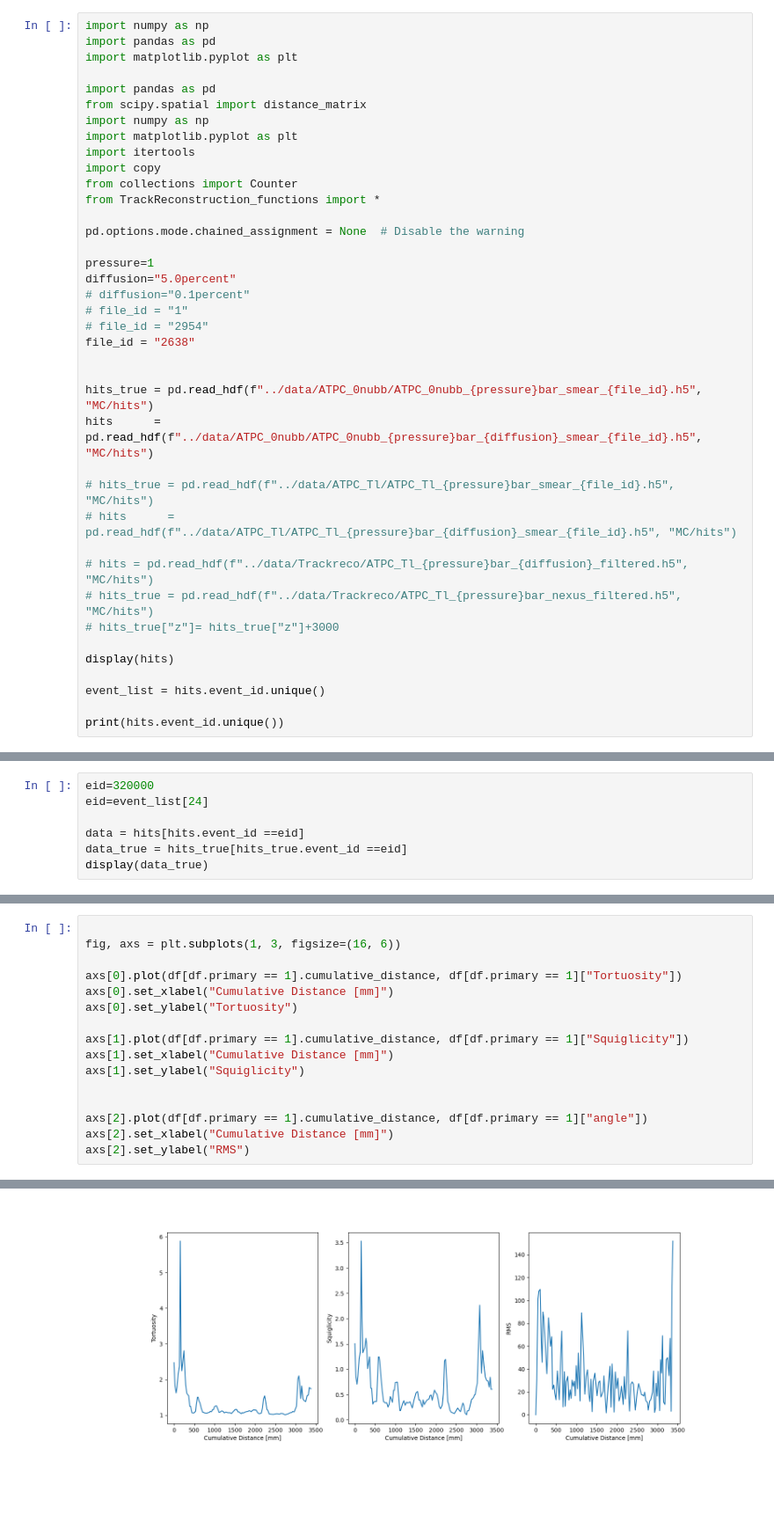
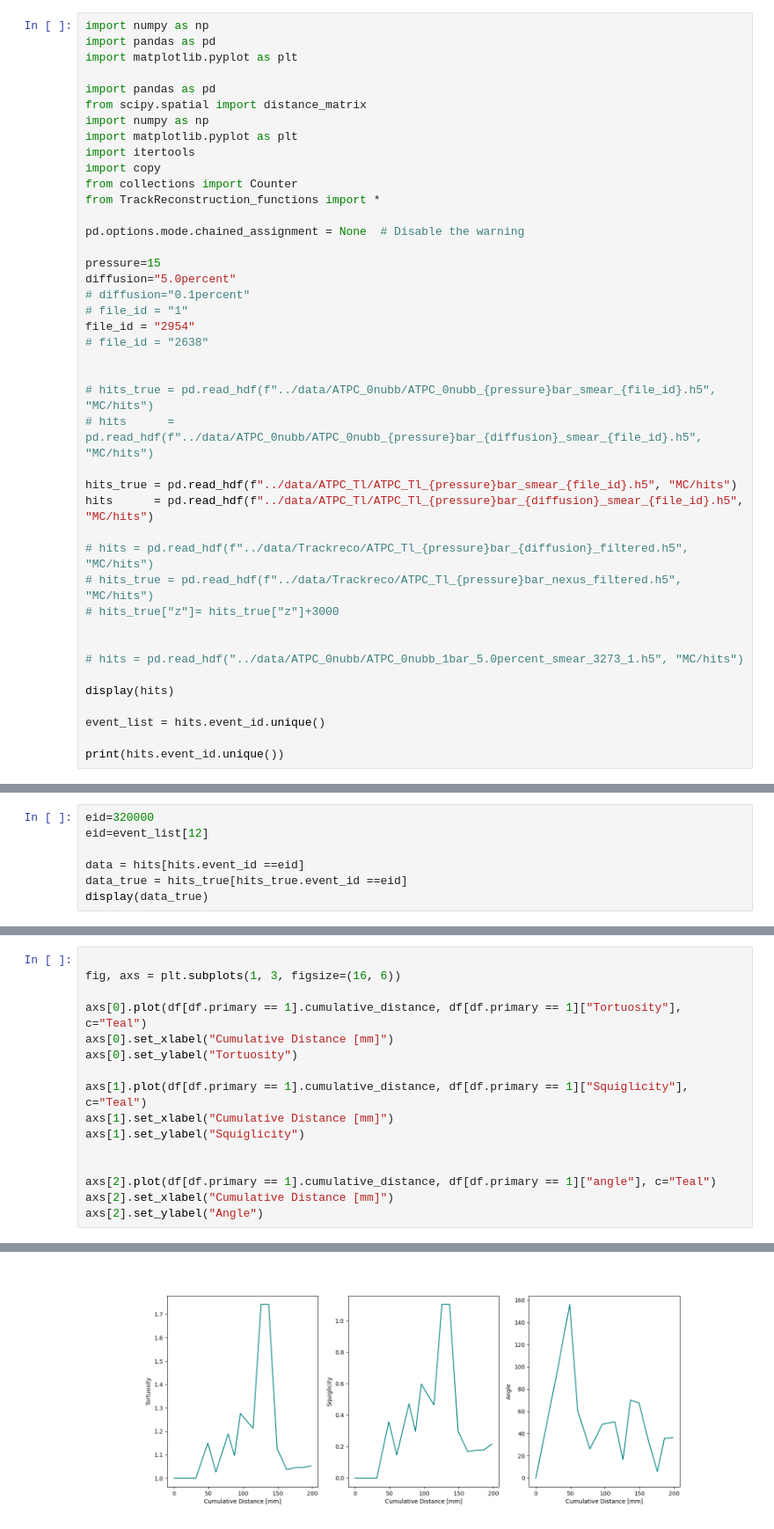
Before and after one commit to kvjmistry/ATPC, a Jupyter notebook: notebooks/Clustering.ipynb, the cells around one changed output, grey strips where cells are left out. Shown at 88% size. Saved outputs shown, nothing was run; the diff lists cells and outputs as text; blank space fills up the shorter version.

```diff
--- a/notebooks/Clustering.ipynb
+++ b/notebooks/Clustering.ipynb
@@ -14,23 +14,26 @@ from TrackReconstruction_functions import *
 
 pd.options.mode.chained_assignment = None  # Disable the warning
 
-pressure=1
+pressure=15
 diffusion="5.0percent"
 # diffusion="0.1percent"
 # file_id = "1"
-# file_id = "2954"
-file_id = "2638"
+file_id = "2954"
+# file_id = "2638"
 
 
-hits_true = pd.read_hdf(f"../data/ATPC_0nubb/ATPC_0nubb_{pressure}bar_smear_{file_id}.h5", "MC/hits")
-hits      = pd.read_hdf(f"../data/ATPC_0nubb/ATPC_0nubb_{pressure}bar_{diffusion}_smear_{file_id}.h5", "MC/hits")
+# hits_true = pd.read_hdf(f"../data/ATPC_0nubb/ATPC_0nubb_{pressure}bar_smear_{file_id}.h5", "MC/hits")
+# hits      = pd.read_hdf(f"../data/ATPC_0nubb/ATPC_0nubb_{pressure}bar_{diffusion}_smear_{file_id}.h5", "MC/hits")
 
-# hits_true = pd.read_hdf(f"../data/ATPC_Tl/ATPC_Tl_{pressure}bar_smear_{file_id}.h5", "MC/hits")
-# hits      = pd.read_hdf(f"../data/ATPC_Tl/ATPC_Tl_{pressure}bar_{diffusion}_smear_{file_id}.h5", "MC/hits")
+hits_true = pd.read_hdf(f"../data/ATPC_Tl/ATPC_Tl_{pressure}bar_smear_{file_id}.h5", "MC/hits")
+hits      = pd.read_hdf(f"../data/ATPC_Tl/ATPC_Tl_{pressure}bar_{diffusion}_smear_{file_id}.h5", "MC/hits")
 
 # hits = pd.read_hdf(f"../data/Trackreco/ATPC_Tl_{pressure}bar_{diffusion}_filtered.h5", "MC/hits")
 # hits_true = pd.read_hdf(f"../data/Trackreco/ATPC_Tl_{pressure}bar_nexus_filtered.h5", "MC/hits")
 # hits_true["z"]= hits_true["z"]+3000
+
+
+# hits = pd.read_hdf("../data/ATPC_0nubb/ATPC_0nubb_1bar_5.0percent_smear_3273_1.h5", "MC/hits")
 
 display(hits)
 
@@ -60,6 +65,6 @@ print(hits.event_id.unique())
 # %%
 eid=320000
-eid=event_list[24]
+eid=event_list[12]
 
 data = hits[hits.event_id ==eid]
 data_true = hits_true[hits_true.event_id ==eid]
@@ -495,16 +517,16 @@ Adding Delta0 energy to blob1 as dist was 58.393867048825136
 
 fig, axs = plt.subplots(1, 3, figsize=(16, 6))
 
-axs[0].plot(df[df.primary == 1].cumulative_distance, df[df.primary == 1]["Tortuosity"])
+axs[0].plot(df[df.primary == 1].cumulative_distance, df[df.primary == 1]["Tortuosity"], c="Teal")
 axs[0].set_xlabel("Cumulative Distance [mm]")
 axs[0].set_ylabel("Tortuosity")
 
-axs[1].plot(df[df.primary == 1].cumulative_distance, df[df.primary == 1]["Squiglicity"])
+axs[1].plot(df[df.primary == 1].cumulative_distance, df[df.primary == 1]["Squiglicity"], c="Teal")
 axs[1].set_xlabel("Cumulative Distance [mm]")
 axs[1].set_ylabel("Squiglicity")
 
 
-axs[2].plot(df[df.primary == 1].cumulative_distance, df[df.primary == 1]["angle"])
+axs[2].plot(df[df.primary == 1].cumulative_distance, df[df.primary == 1]["angle"], c="Teal")
 axs[2].set_xlabel("Cumulative Distance [mm]")
-axs[2].set_ylabel("RMS")
+axs[2].set_ylabel("Angle")
 # %% [output]
@@ -512 +534 @@ Text(0, 0.5, 'RMS')
-[figure, old version]
+[figure, new version]
```
Also changed, not shown: parts of 13 cells of this notebook, 7 other files.
